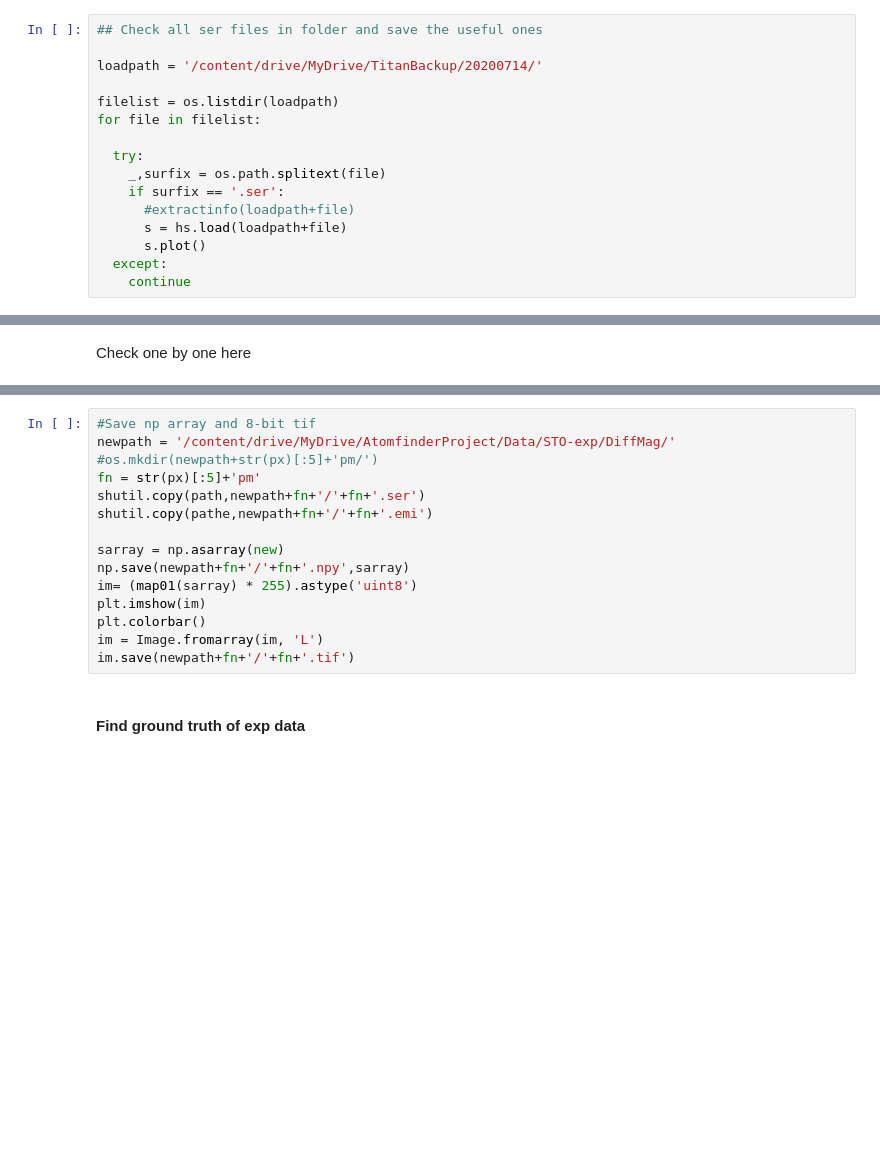
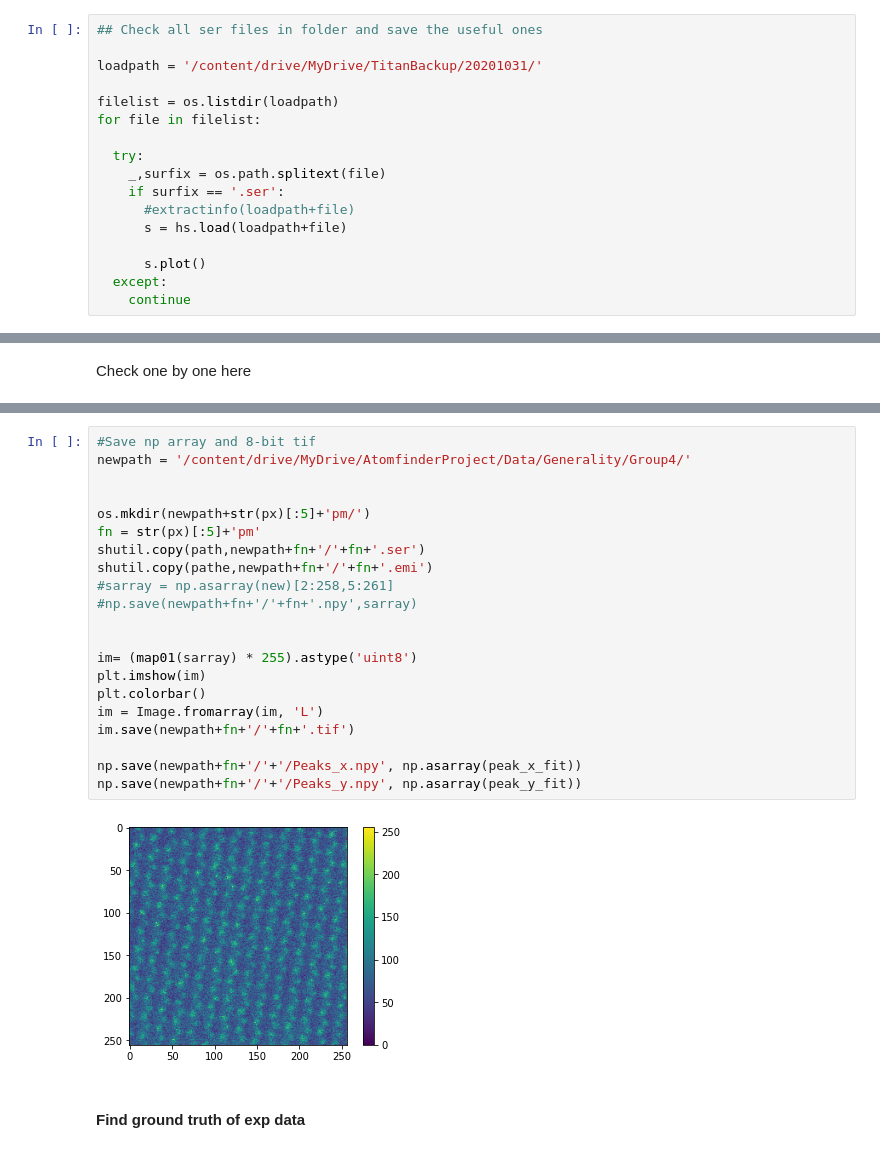
Before and after one commit to wdwzyyg/Atom-Finder, a Jupyter notebook: Exp_Datapre&collection.ipynb, the cells around one changed output, grey strips where cells are left out. Cells and saved outputs as stored; diff of their text form; blank space fills up the shorter version.

```diff
--- a/Exp_Datapre&collection.ipynb
+++ b/Exp_Datapre&collection.ipynb
@@ -83,7 +86,7 @@ def extractinfo(serfilepath):
 # %%
 ## Check all ser files in folder and save the useful ones
 
-loadpath = '/content/drive/MyDrive/TitanBackup/20200714/'
+loadpath = '/content/drive/MyDrive/TitanBackup/20201031/'
 
 filelist = os.listdir(loadpath)
 for file in filelist:
@@ -93,6 +96,7 @@ for file in filelist:
     if surfix == '.ser':
       #extractinfo(loadpath+file)
       s = hs.load(loadpath+file)
+
       s.plot()
   except:
     continue
@@ -145,18 +189,26 @@ Contrast: 0.5230514096185738 max 6030
 # %%
 #Save np array and 8-bit tif
-newpath = '/content/drive/MyDrive/AtomfinderProject/Data/STO-exp/DiffMag/'
-#os.mkdir(newpath+str(px)[:5]+'pm/')
+newpath = '/content/drive/MyDrive/AtomfinderProject/Data/Generality/Group4/'
+
+
+os.mkdir(newpath+str(px)[:5]+'pm/')
 fn = str(px)[:5]+'pm'
 shutil.copy(path,newpath+fn+'/'+fn+'.ser')
 shutil.copy(pathe,newpath+fn+'/'+fn+'.emi')
+#sarray = np.asarray(new)[2:258,5:261]
+#np.save(newpath+fn+'/'+fn+'.npy',sarray)
 
-sarray = np.asarray(new)
-np.save(newpath+fn+'/'+fn+'.npy',sarray)
+
 im= (map01(sarray) * 255).astype('uint8')
 plt.imshow(im)
 plt.colorbar()
 im = Image.fromarray(im, 'L')
 im.save(newpath+fn+'/'+fn+'.tif')
+
+np.save(newpath+fn+'/'+'/Peaks_x.npy', np.asarray(peak_x_fit))
+np.save(newpath+fn+'/'+'/Peaks_y.npy', np.asarray(peak_y_fit))
+# %% [output]
+[figure, added]
 # %% [markdown]
 #### Find ground truth of exp data
 # %% [markdown]
```
Also changed, not shown: parts of 30 cells of this notebook.
